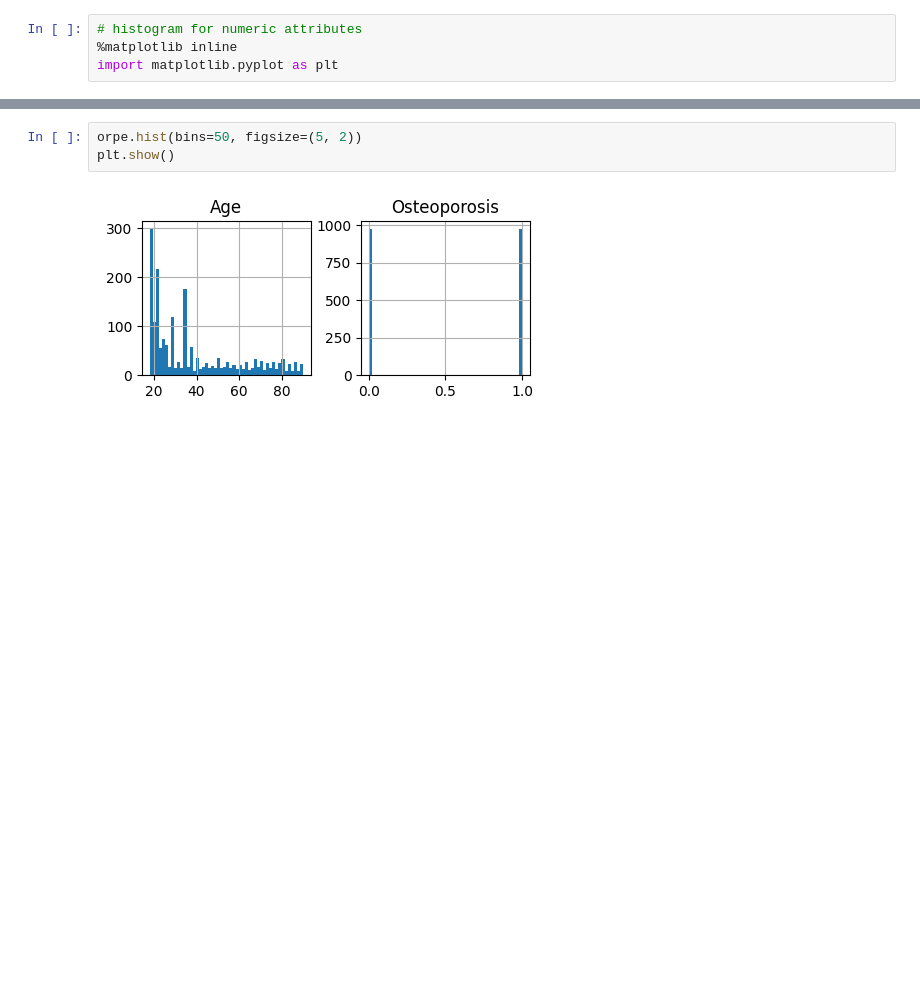
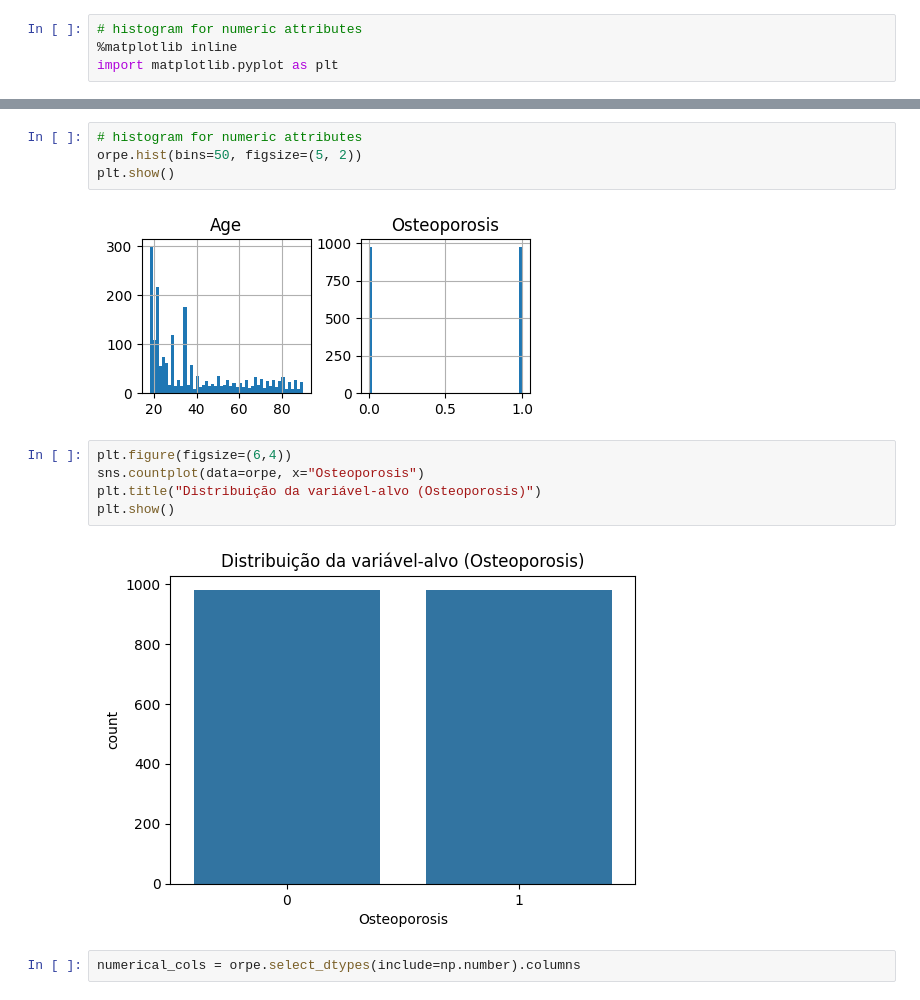
Before and after one commit to luizfernando05/projeto-osteoporose, a Jupyter notebook: root/ml-models/notebooks/ORPExploringData.ipynb, the cells around one changed output, grey strips where cells are left out. Saved outputs shown, nothing was run; the diff lists cells and outputs as text; blank space fills up the shorter version.

Commit message:
trainning NB with ORP data

```diff
--- a/root/ml-models/notebooks/ORPExploringData.ipynb
+++ b/root/ml-models/notebooks/ORPExploringData.ipynb
@@ -105,5 +126,15 @@ import matplotlib.pyplot as plt
 # %%
+# histogram for numeric attributes
 orpe.hist(bins=50, figsize=(5, 2))
 plt.show()
 # %% [output]
 [figure]
+# %%
+plt.figure(figsize=(6,4))
+sns.countplot(data=orpe, x="Osteoporosis")
+plt.title("Distribuição da variável-alvo (Osteoporosis)")
+plt.show()
+# %% [output]
+[figure, added]
+# %%
+numerical_cols = orpe.select_dtypes(include=np.number).columns
```
Also changed, not shown: parts of 14 cells of this notebook, 1 other file.
